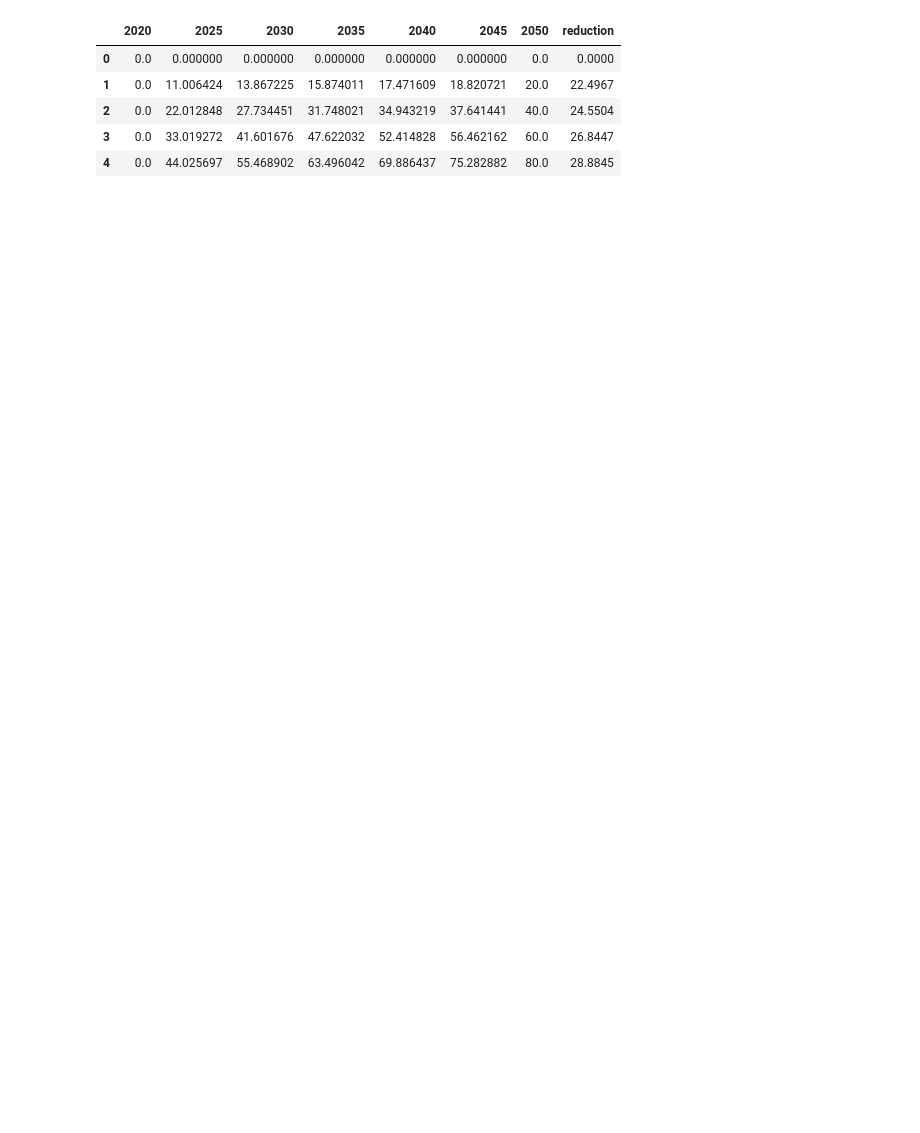
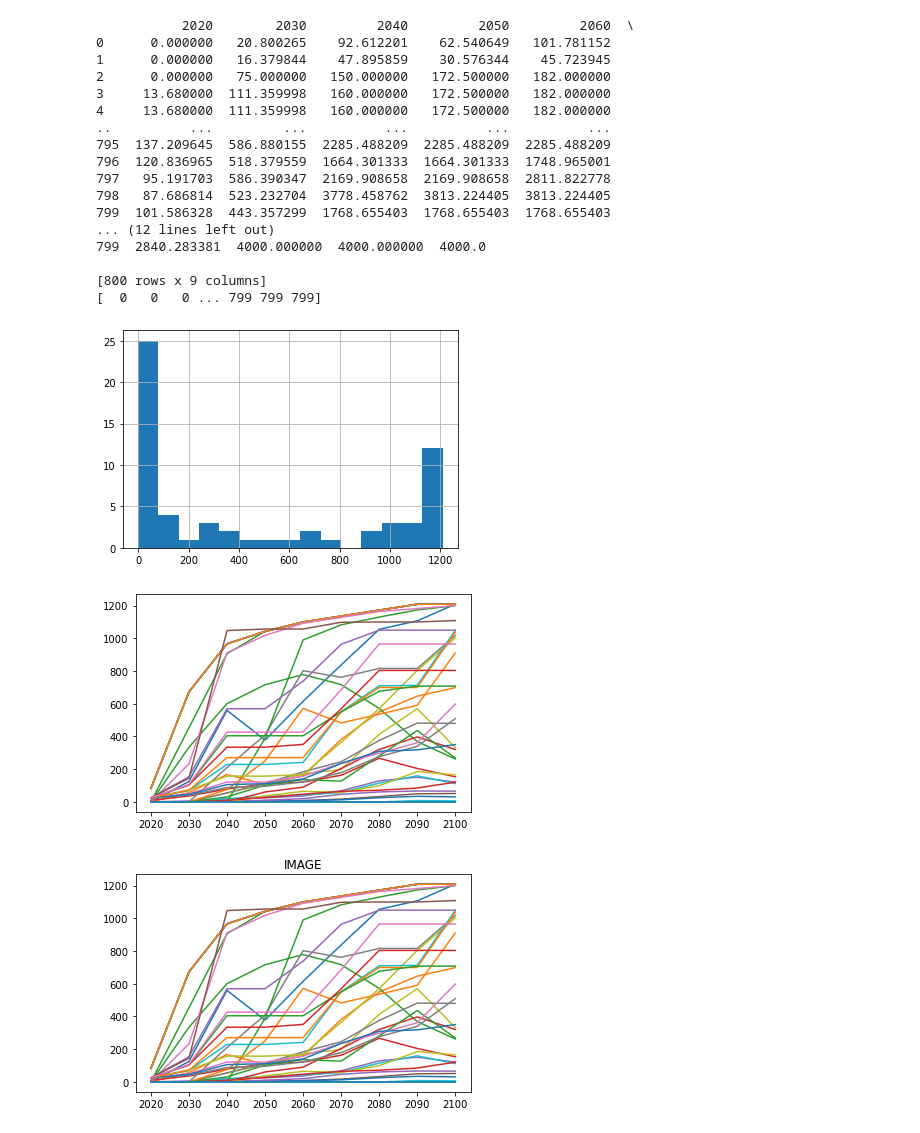
Before and after one commit to TVHTE/PBL_Code, a Jupyter notebook: Emulator/main.ipynb, the cells around one changed output. Cells and saved outputs as stored; diff of their text form; code cells hidden in the pictures; blank space fills up the shorter version.

```diff
--- a/Emulator/main.ipynb
+++ b/Emulator/main.ipynb
@@ -65,3 +69,45 @@ df_linear.tail()
+# %%
+reload(IAMC)
+
+YEAR_STEP = 10
+MAX_CTAX = 4000
+BINS = 15
+MODELS = ['IMAGE']
+STEP_CTAX = 200
+
+raw_data = IAMC.IAMC(IAMC_database)
+
+carbon_prices, models_ctax = raw_data.filter_iamc(year_step, 'Price|Carbon', MAX_CTAX, MODELS)
+# mean_temp, models_temp = raw_data.filter_iamc(year_step, 'AR5 climate diagnostics|Temperature|Global Mean|MAGICC6|MED',
+#                                               MAX_CTAX, MODELS)
+
+carbon_prices['2100'].hist(bins=BINS)
+raw_data.plot_iamc(carbon_prices)
+
+# scale ctax
+raw_data.scale_ctax(STEP_CTAX)
+raw_data.prepare_mym()
+# %% [output]
+           2020        2030         2040         2050         2060  \
+0      0.000000   20.800265    92.612201    62.540649   101.781152
+1      0.000000   16.379844    47.895859    30.576344    45.723945
+2      0.000000   75.000000   150.000000   172.500000   182.000000
+3     13.680000  111.359998   160.000000   172.500000   182.000000
+4     13.680000  111.359998   160.000000   172.500000   182.000000
+..          ...         ...          ...          ...          ...
+795  137.209645  586.880155  2285.488209  2285.488209  2285.488209
+796  120.836965  518.379559  1664.301333  1664.301333  1748.965001
+797   95.191703  586.390347  2169.908658  2169.908658  2811.822778
+798   87.686814  523.232704  3778.458762  3813.224405  3813.224405
+799  101.586328  443.357299  1768.655403  1768.655403  1768.655403
+... (12 lines left out)
+799  2840.283381  4000.000000  4000.000000  4000.0
+
+[800 rows x 9 columns]
+[  0   0   0 ... 799 799 799]
+[figure, added]
+[figure, added]
+[figure, added]
 # %%
 """
 global variables
@@ -100,14 +146,7 @@ combi = pd.concat([cubic_paths, root_paths])
 combi.year = cubic_paths.year
 combi.region = cubic_paths.region
 
-root_paths.head()
+combi.tail()
-# %% [output]
-|  | 2020 | 2025 | 2030 | 2035 | 2040 | 2045 | 2050 | reduction |
-| 0 | 0.0 | 0.000000 | 0.000000 | 0.000000 | 0.000000 | 0.000000 | 0.0 | 0.0000 |
-| 1 | 0.0 | 11.006424 | 13.867225 | 15.874011 | 17.471609 | 18.820721 | 20.0 | 22.4967 |
-| 2 | 0.0 | 22.012848 | 27.734451 | 31.748021 | 34.943219 | 37.641441 | 40.0 | 24.5504 |
-| 3 | 0.0 | 33.019272 | 41.601676 | 47.622032 | 52.414828 | 56.462162 | 60.0 | 26.8447 |
-| 4 | 0.0 | 44.025697 | 55.468902 | 63.496042 | 69.886437 | 75.282882 | 80.0 | 28.8845 |
 # %%
 """
 train prepared dataframe
```
Also changed, not shown: parts of 6 cells of this notebook, 4 other files.
